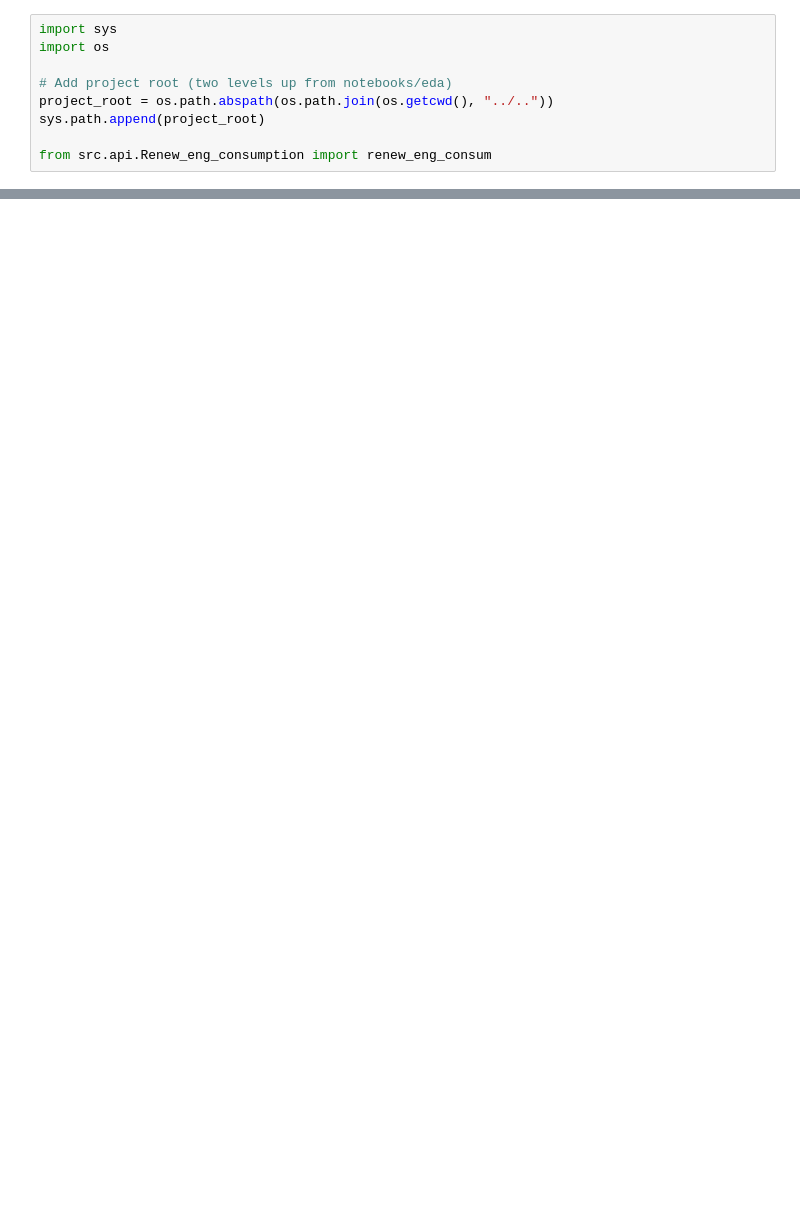
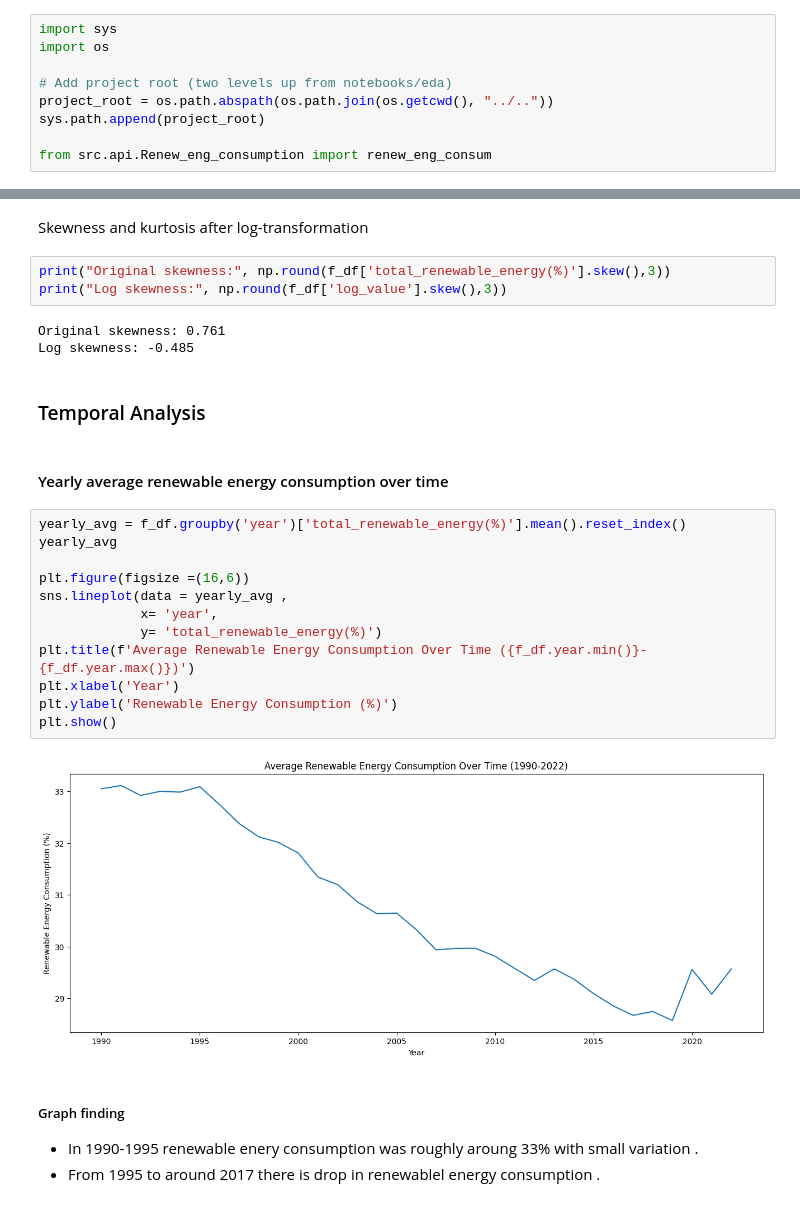
Before and after one commit to Aditya5235/global-climate-dashboard, a Jupyter notebook: notebooks/eda/Renew_eng_consumption.ipynb, the cells around one changed output, grey strips where cells are left out. Saved outputs shown, nothing was run; the diff lists cells and outputs as text; blank space fills up the shorter version.

```diff
--- a/notebooks/eda/Renew_eng_consumption.ipynb
+++ b/notebooks/eda/Renew_eng_consumption.ipynb
@@ -36,0 +339,30 @@ df.head()
+# %% [markdown]
+Skewness and kurtosis after log-transformation
+# %%
+print("Original skewness:", np.round(f_df['total_renewable_energy(%)'].skew(),3))
+print("Log skewness:", np.round(f_df['log_value'].skew(),3))
+# %% [output]
+Original skewness: 0.761
+Log skewness: -0.485
+# %% [markdown]
+### Temporal Analysis
+# %% [markdown]
+#### Yearly average renewable energy consumption over time
+# %%
+yearly_avg = f_df.groupby('year')['total_renewable_energy(%)'].mean().reset_index()
+yearly_avg
+
+plt.figure(figsize =(16,6))
+sns.lineplot(data = yearly_avg ,
+             x= 'year',
+             y= 'total_renewable_energy(%)')
+plt.title(f'Average Renewable Energy Consumption Over Time ({f_df.year.min()}-{f_df.year.max()})')
+plt.xlabel('Year')
+plt.ylabel('Renewable Energy Consumption (%)')
+plt.show()
+# %% [output]
+[figure, added]
+# %% [markdown]
+##### Graph finding
+- In 1990-1995 renewable enery consumption was roughly aroung 33% with small variation .
+- From 1995 to around 2017 there is drop in renewablel energy consumption .
```
Also changed, not shown: parts of 60 cells of this notebook, 17 other files.
